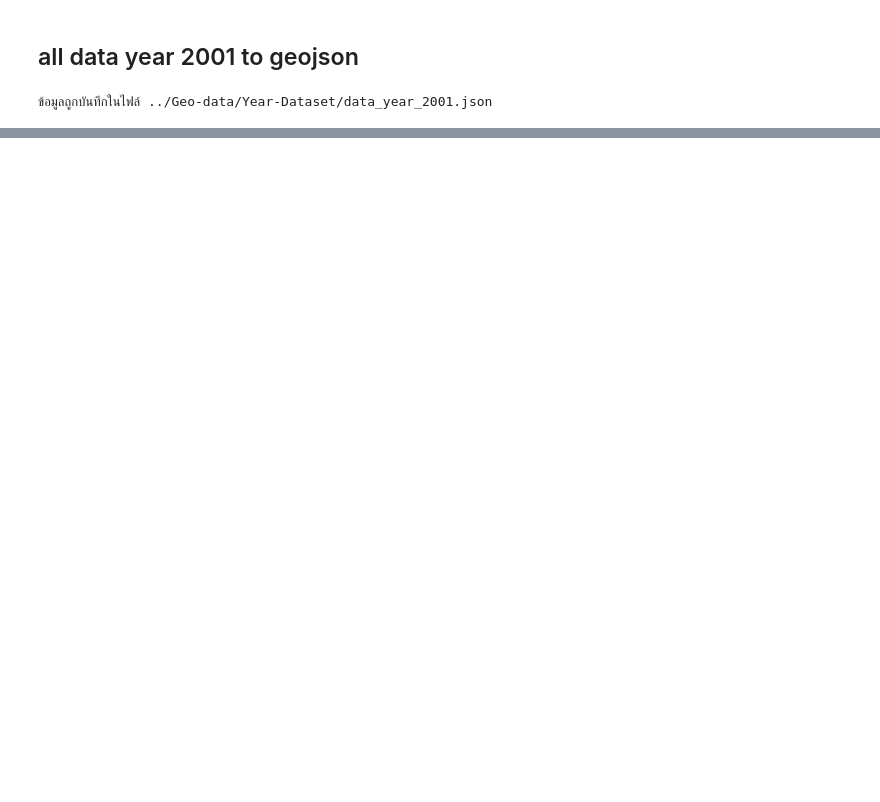
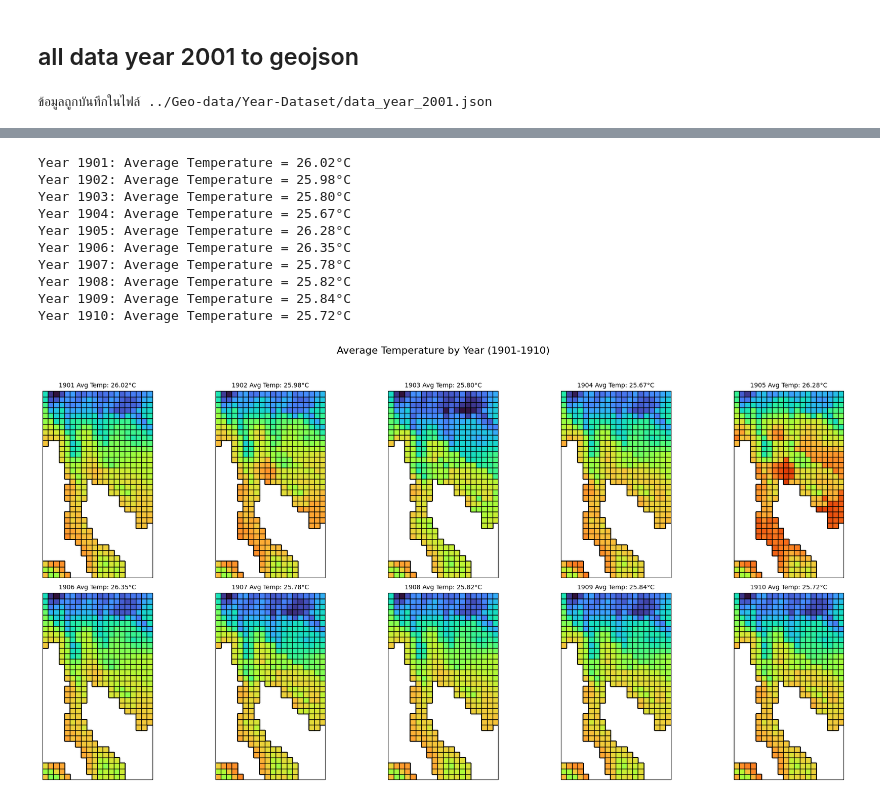
Before and after one commit to supakron-suk/climate-project-app, a Jupyter notebook: src/Jupyter/nc-to-json.ipynb, the cells around one changed output, grey strips where cells are left out. Cells and saved outputs as stored; diff of their text form; code cells hidden in the pictures; blank space fills up the shorter version.

```diff
--- a/src/Jupyter/nc-to-json.ipynb
+++ b/src/Jupyter/nc-to-json.ipynb
@@ -311,0 +456,61 @@ plt.show()
+# %%
+import geopandas as gpd
+import matplotlib.pyplot as plt
+import cartopy.crs as ccrs
+import json
+import numpy as np
+
+# กำหนดปีที่ต้องการพล็อต
+years = range(1901, 1911)  # ช่วงปี 1901-1910
+
+# ขอบเขตแผนที่
+lon_min, lon_max = 96, 106
+lat_min, lat_max = 4, 21
+
+# Color map
+cmap = 'turbo'
+
+# สร้าง subplot สำหรับ 10 ปี
+fig, axes = plt.subplots(2, 5, figsize=(20, 10), subplot_kw={'projection': ccrs.PlateCarree()})
+fig.suptitle("Average Temperature by Year (1901-1910)", fontsize=16)
+
+for i, year in enumerate(years):
+    # โหลดข้อมูล GeoJSON ของแต่ละปี
+    geojson_file = f"../Geo-data/Year-Dataset/data_grid_{year}.json"
+    with open(geojson_file, 'r', encoding='utf-8') as f:
+        geojson_data = json.load(f)
+
+    # แปลงข้อมูล GeoJSON เป็น GeoDataFrame
+    gdf = gpd.GeoDataFrame.from_features(geojson_data['features'])
+
+    # ตรวจสอบว่าข้อมูลมีคอลัมน์ temperature
+    if 'temperature' not in gdf.columns:
+        raise ValueError("GeoJSON data must contain 'temperature' property.")
+
+    # คำนวณค่าเฉลี่ยรายปี
+    annual_avg_temp = gdf['temperature'].mean()
+    print(f"Year {year}: Average Temperature = {annual_avg_temp:.2f}°C")
+
+    # แสดง grid cells เฉลี่ยของปีนั้น
+    ax = axes[i // 5, i % 5]
+    gdf.plot(column='temperature', ax=ax, cmap=cmap, edgecolor='k', legend=False)
+
+    # ตั้งค่าแผนที่
+    ax.set_extent([lon_min, lon_max, lat_min, lat_max], crs=ccrs.PlateCarree())
+    ax.set_title(f"{year} Avg Temp: {annual_avg_temp:.2f}°C", fontsize=10)
+
+# ปรับระยะห่างของ subplot
+plt.tight_layout(rect=[0, 0, 1, 0.95])
+plt.show()
+# %% [output]
+Year 1901: Average Temperature = 26.02°C
+Year 1902: Average Temperature = 25.98°C
+Year 1903: Average Temperature = 25.80°C
+Year 1904: Average Temperature = 25.67°C
+Year 1905: Average Temperature = 26.28°C
+Year 1906: Average Temperature = 26.35°C
+Year 1907: Average Temperature = 25.78°C
+Year 1908: Average Temperature = 25.82°C
+Year 1909: Average Temperature = 25.84°C
+Year 1910: Average Temperature = 25.72°C
+[figure, added]
```
Also changed, not shown: parts of 6 cells of this notebook, 5 other files.
